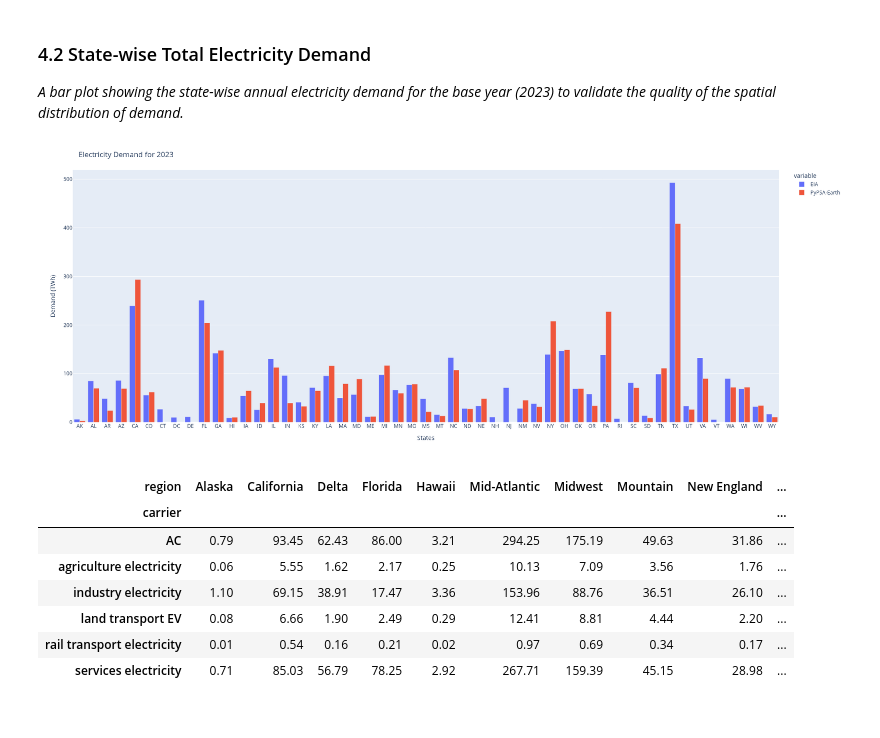
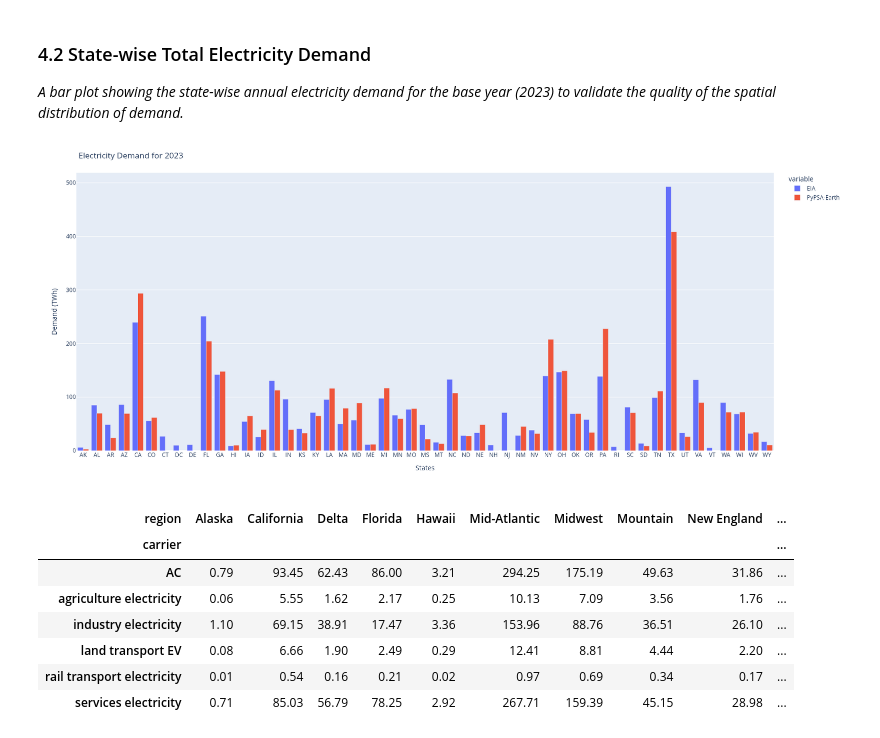
Before and after one commit to open-energy-transition/efuels-supply-potentials, a Jupyter notebook: notebooks/validation_EIA_Ember.ipynb, the cells around one changed output. Drawn from its saved outputs; the diff is of its cells as text; code cells hidden in the pictures.

Commit message:
minor changes to nomenclature and graph size

```diff
--- a/notebooks/validation_EIA_Ember.ipynb
+++ b/notebooks/validation_EIA_Ember.ipynb
@@ -660,14 +658,14 @@ base_demand_grid_region, base_demand_state = compute_demand(base_network)
 demand_total =  pd.concat([EIA_demand, base_demand_state.sum(axis=1)], axis=1).rename({0: 'PyPSA-Earth'}, axis=1)
 # %%
 fig = px.bar(demand_total, barmode='group')
-fig.update_layout(width=2000,
+fig.update_layout(width=2500,
                   height=700,
                   yaxis_title='Demand (TWh)',
                   xaxis_title='States',
                   title=f'Electricity Demand for {horizon}')
 fig.show()
 # %% [output]
-[figure, old version]
+[figure, new version]
 # %%
 base_demand_grid_region.T
 # %% [output]
```
Also changed, not shown: parts of 8 cells of this notebook.
